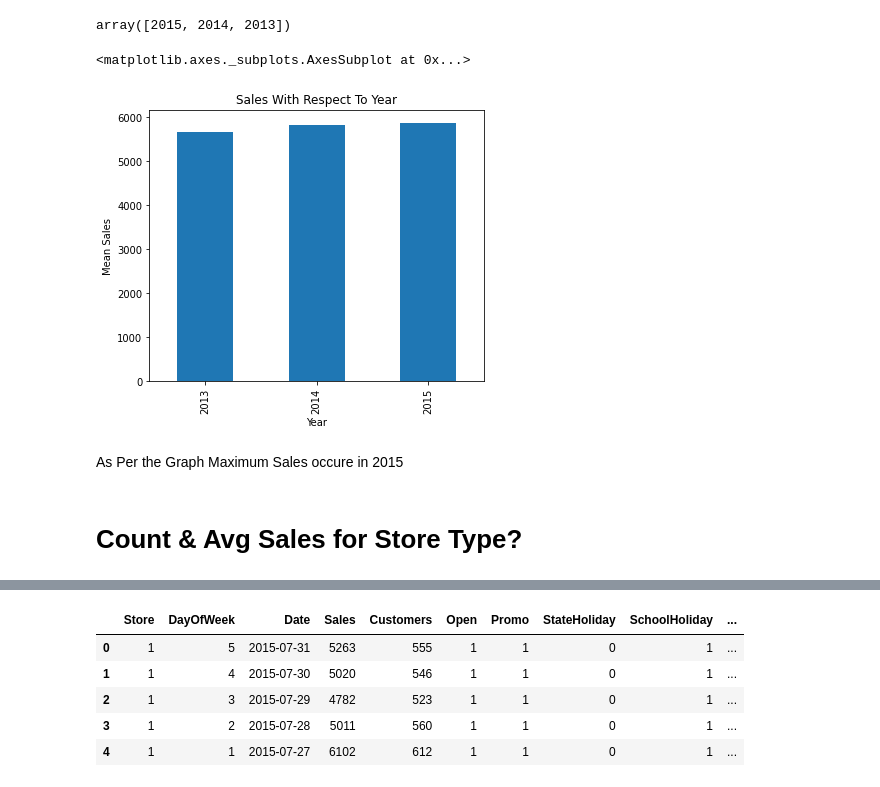
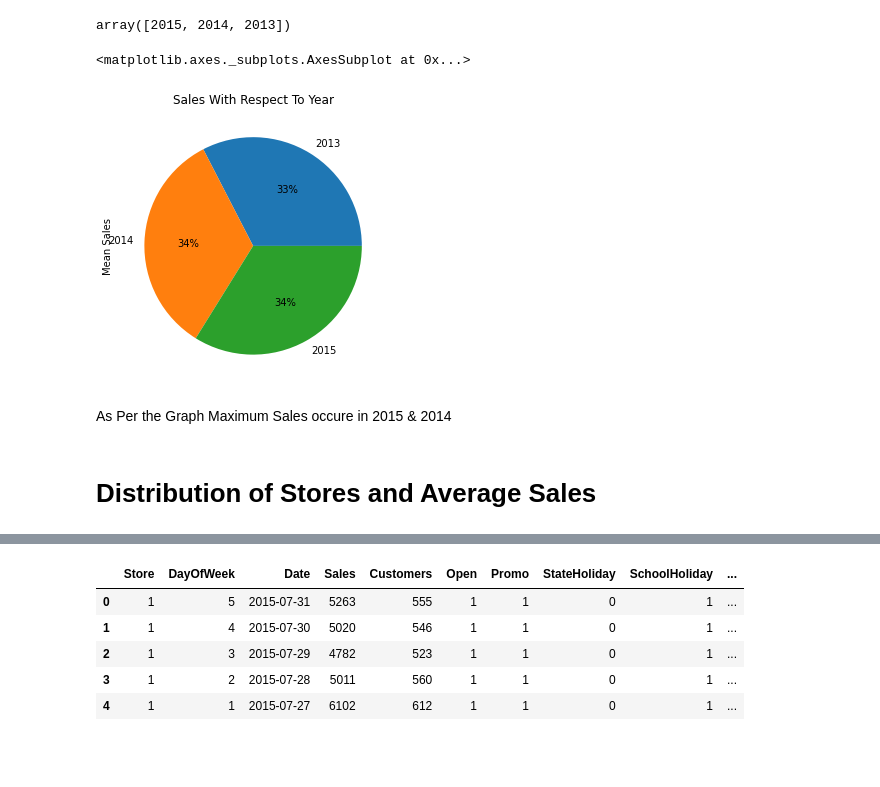
Before and after one commit to SaniyaBubere/ML_Regression_Retails_Sales_Prediction, a Jupyter notebook: ML_Regression_Retails_sales_Prediction.ipynb, the cells around one changed output, grey strips where cells are left out. Cells and saved outputs as stored; diff of their text form; code cells hidden in the pictures; blank space fills up the shorter version.

```diff
--- a/ML_Regression_Retails_sales_Prediction.ipynb
+++ b/ML_Regression_Retails_sales_Prediction.ipynb
@@ -565,15 +598,16 @@ array([2015, 2014, 2013])
 # %%
 dfg = df.groupby(['Year'])['Sales'].mean()
 
-dfg.plot(kind='bar', title='Sales With Respect To Year', ylabel='Mean Sales',
-         xlabel='Year', figsize=(6, 5))
+
+dfg.plot(kind='pie', title='Sales With Respect To Year', ylabel='Mean Sales',
+xlabel='Year', figsize=(6, 5), autopct='%.0f%%')
 # %% [output]
 <matplotlib.axes._subplots.AxesSubplot at 0x...>
-[figure, old version]
+[figure, new version]
 # %% [markdown]
-As Per the Graph Maximum Sales occure in 2015
+As Per the Graph Maximum Sales occure in 2015  & 2014
-# %% [markdown]
-# **Count & Avg Sales for Store Type?**
+# %% [markdown]
+# **Distribution of Stores and Average Sales**
 # %%
 # TotalSales = df['Sales'].groupby(df['StoreType']).transform('sum')
 
```
Also changed, not shown: parts of 26 cells of this notebook.
